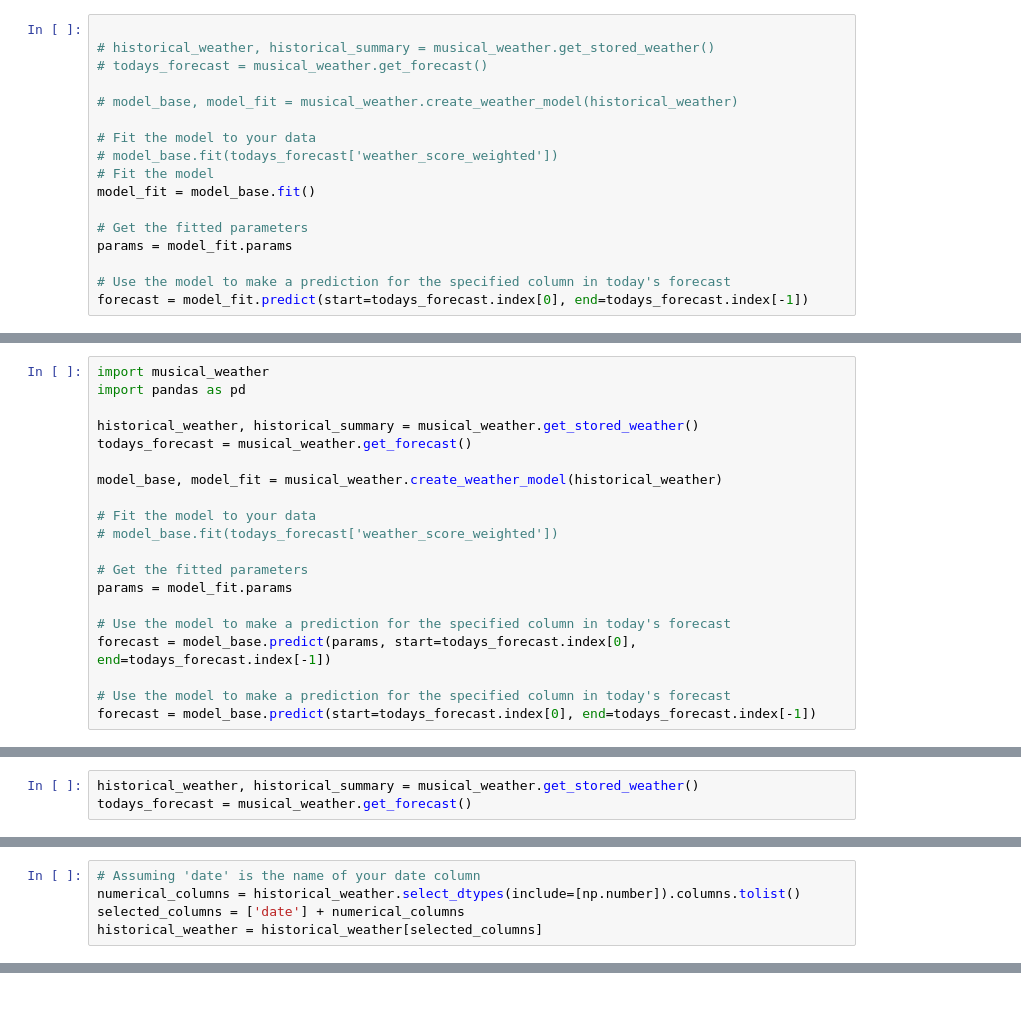
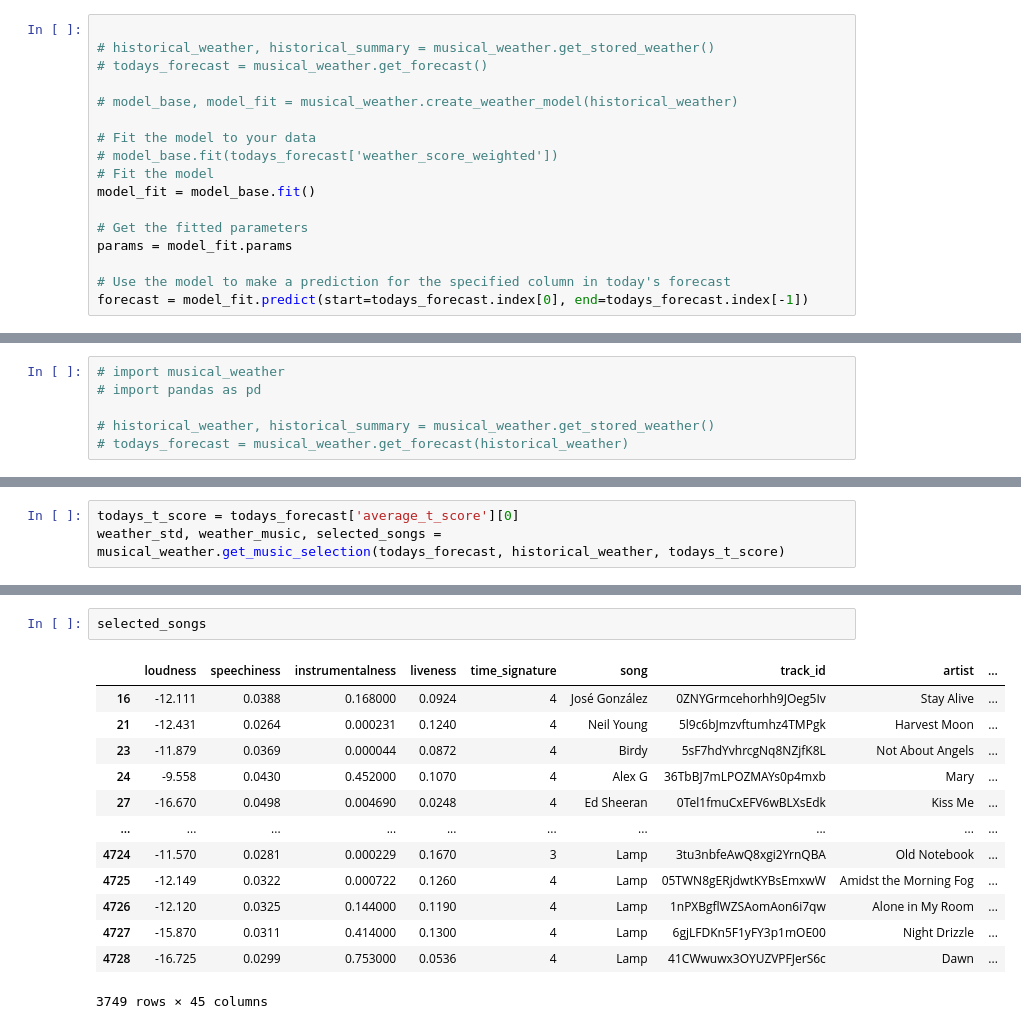
Before and after one commit to mattgraham93/Musical-Weather, a Jupyter notebook: testing.ipynb, the cells around one changed output, grey strips where cells are left out. Saved outputs shown, nothing was run; the diff lists cells and outputs as text; blank space fills up the shorter version.

```diff
--- a/testing.ipynb
+++ b/testing.ipynb
@@ -275,20 +242,0 @@ ValueError: could not convert string to float: 'Snow'
-# %%
-import musical_weather
-import pandas as pd
-
-historical_weather, historical_summary = musical_weather.get_stored_weather()
-todays_forecast = musical_weather.get_forecast()
-
-model_base, model_fit = musical_weather.create_weather_model(historical_weather)
-
-# Fit the model to your data
-# model_base.fit(todays_forecast['weather_score_weighted'])
-
-# Get the fitted parameters
-params = model_fit.params
-
-# Use the model to make a prediction for the specified column in today's forecast
-forecast = model_base.predict(params, start=todays_forecast.index[0], end=todays_forecast.index[-1])
-
-# Use the model to make a prediction for the specified column in today's forecast
-forecast = model_base.predict(start=todays_forecast.index[0], end=todays_forecast.index[-1])
@@ -301,3 +262,6 @@ NotImplementedError:
 # %%
-historical_weather, historical_summary = musical_weather.get_stored_weather()
-todays_forecast = musical_weather.get_forecast()
+# import musical_weather
+# import pandas as pd
+
+# historical_weather, historical_summary = musical_weather.get_stored_weather()
+# todays_forecast = musical_weather.get_forecast(historical_weather)
@@ -315,5 +267,0 @@ todays_forecast
-# %%
-# Assuming 'date' is the name of your date column
-numerical_columns = historical_weather.select_dtypes(include=[np.number]).columns.tolist()
-selected_columns = ['date'] + numerical_columns
-historical_weather = historical_weather[selected_columns]
@@ -446,0 +271,3 @@ weather_music = spotify_enrichment.get_weather_music(playlist_df)
+# %%
+todays_t_score = todays_forecast['average_t_score'][0]
+weather_std, weather_music, selected_songs = musical_weather.get_music_selection(todays_forecast, historical_weather, todays_t_score)
@@ -478,0 +298,16 @@ season_music
+# %%
+selected_songs
+# %% [output]
+|  | loudness | speechiness | instrumentalness | liveness | time_signature | song | track_id | artist | ... |
+| 16 | -12.111 | 0.0388 | 0.168000 | 0.0924 | 4 | José González | 0ZNYGrmcehorhh9JOeg5Iv | Stay Alive | ... |
+| 21 | -12.431 | 0.0264 | 0.000231 | 0.1240 | 4 | Neil Young | 5l9c6bJmzvftumhz4TMPgk | Harvest Moon | ... |
+| 23 | -11.879 | 0.0369 | 0.000044 | 0.0872 | 4 | Birdy | 5sF7hdYvhrcgNq8NZjfK8L | Not About Angels | ... |
+| 24 | -9.558 | 0.0430 | 0.452000 | 0.1070 | 4 | Alex G | 36TbBJ7mLPOZMAYs0p4mxb | Mary | ... |
+| 27 | -16.670 | 0.0498 | 0.004690 | 0.0248 | 4 | Ed Sheeran | 0Tel1fmuCxEFV6wBLXsEdk | Kiss Me | ... |
+| ... | ... | ... | ... | ... | ... | ... | ... | ... | ... |
+| 4724 | -11.570 | 0.0281 | 0.000229 | 0.1670 | 3 | Lamp | 3tu3nbfeAwQ8xgi2YrnQBA | Old Notebook | ... |
+| 4725 | -12.149 | 0.0322 | 0.000722 | 0.1260 | 4 | Lamp | 05TWN8gERjdwtKYBsEmxwW | Amidst the Morning Fog | ... |
+| 4726 | -12.120 | 0.0325 | 0.144000 | 0.1190 | 4 | Lamp | 1nPXBgflWZSAomAon6i7qw | Alone in My Room | ... |
+| 4727 | -15.870 | 0.0311 | 0.414000 | 0.1300 | 4 | Lamp | 6gjLFDKn5F1yFY3p1mOE00 | Night Drizzle | ... |
+| 4728 | -16.725 | 0.0299 | 0.753000 | 0.0536 | 4 | Lamp | 41CWwuwx3OYUZVPFJerS6c | Dawn | ... |
+3749 rows × 45 columns
```
Also changed, not shown: parts of 41 cells of this notebook, 4 other files.
